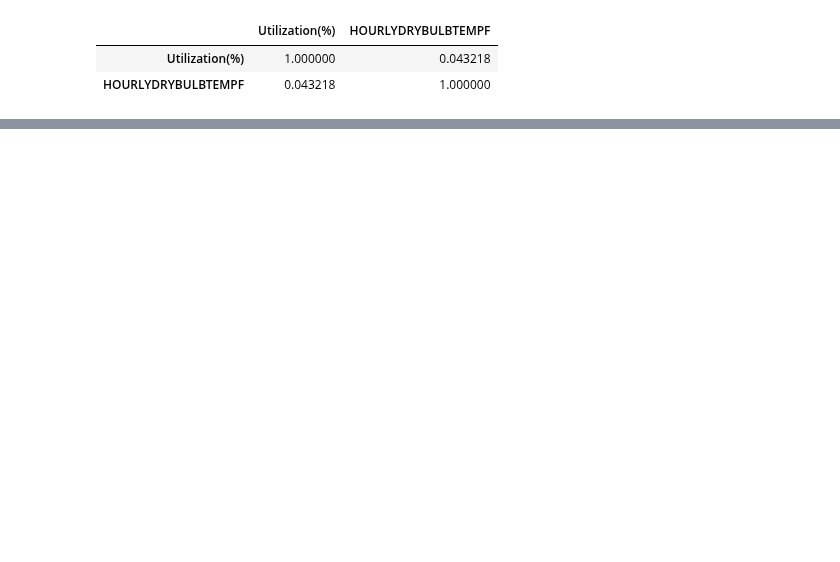
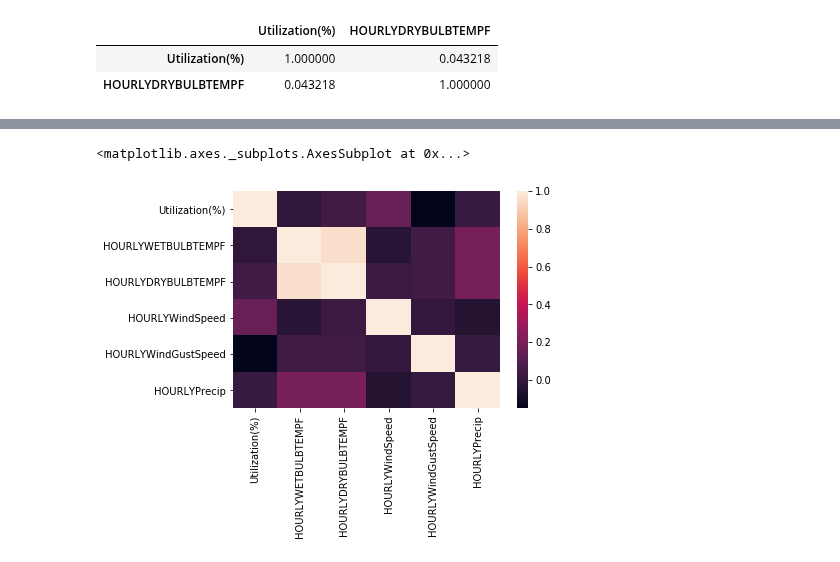
Before and after one commit to UNCG-CSE/Library-Computer-Usage-Analysis, a Jupyter notebook: src/UsageVsWeather.ipynb, the cells around one changed output, grey strips where cells are left out. Cells and saved outputs as stored; diff of their text form; code cells hidden in the pictures; blank space fills up the shorter version.

```diff
--- a/src/UsageVsWeather.ipynb
+++ b/src/UsageVsWeather.ipynb
@@ -150,0 +165,5 @@ memory usage: 152.0 MB
+# %%
+sns.heatmap(matrixHourly.corr())
+# %% [output]
+<matplotlib.axes._subplots.AxesSubplot at 0x...>
+[figure, added]
```
Also changed, not shown: parts of 45 cells of this notebook.
